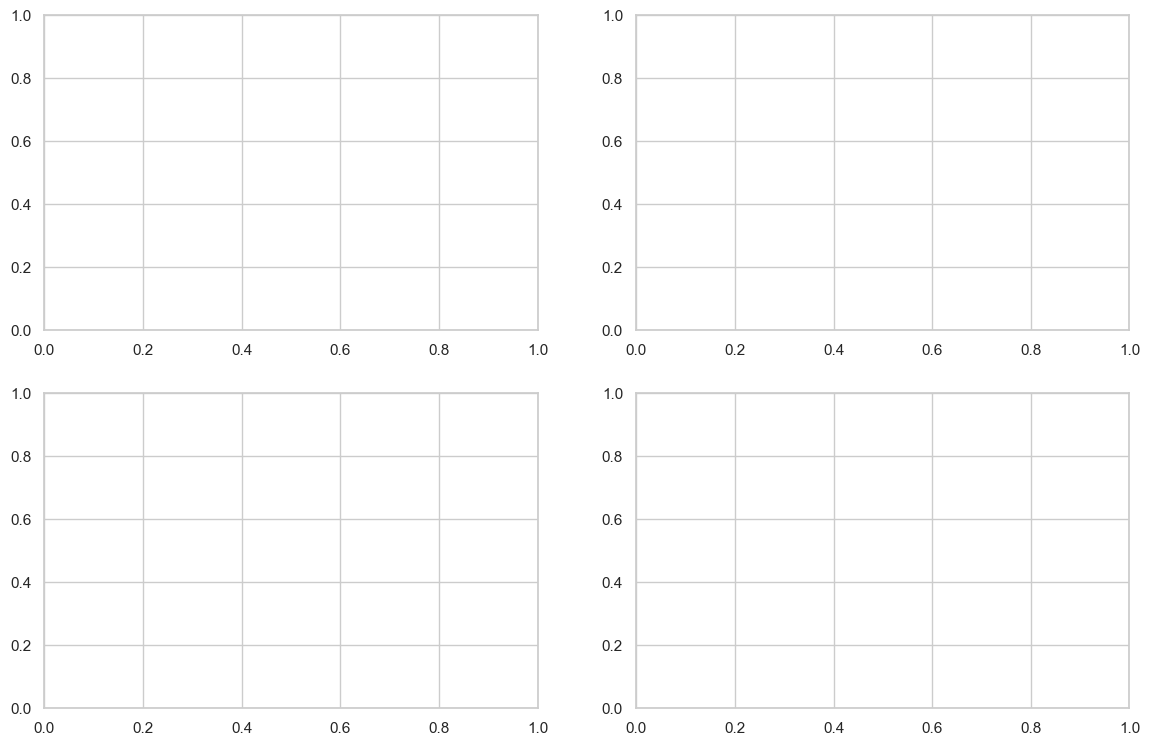
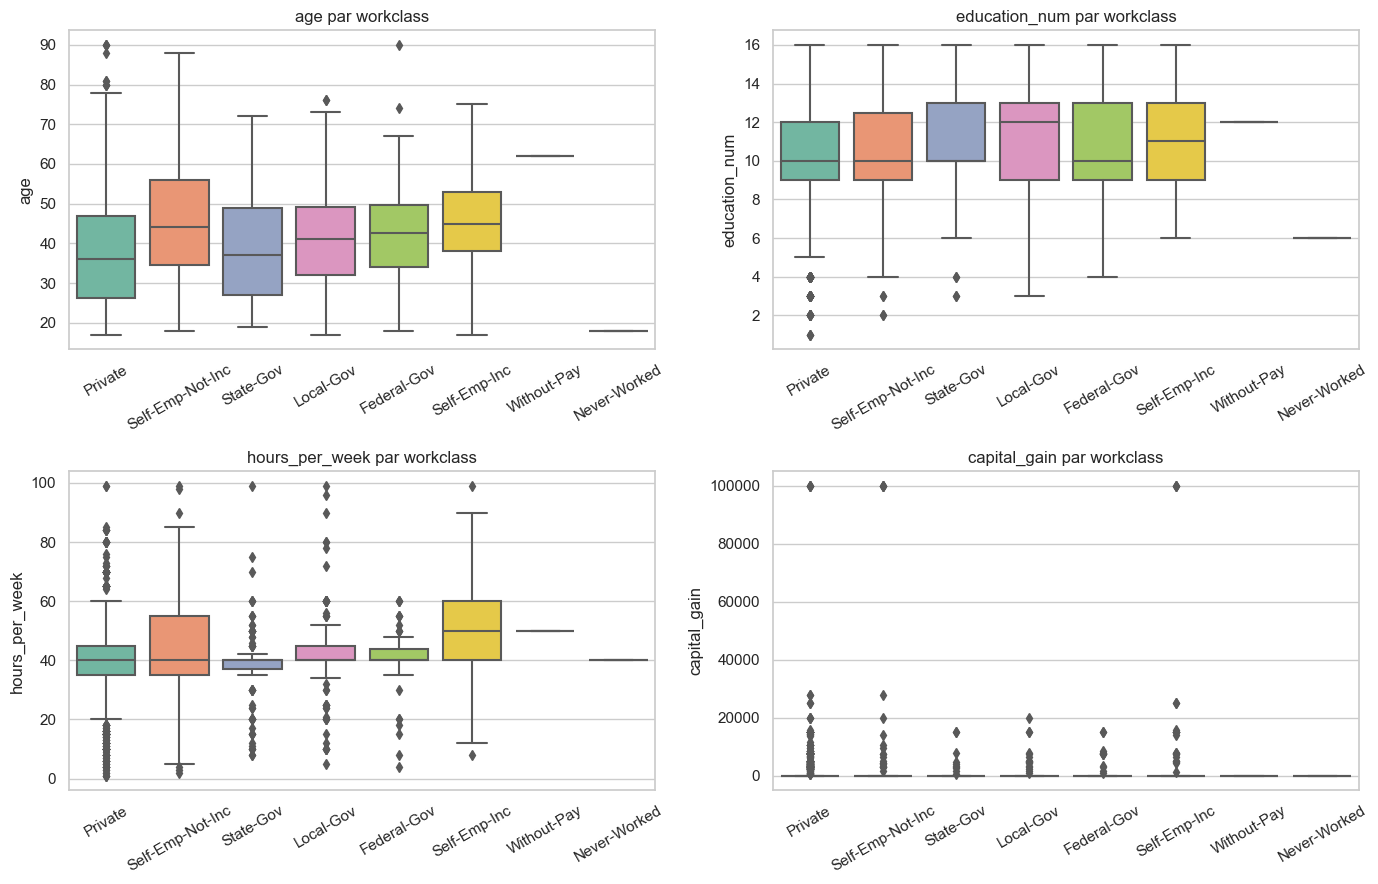
Unified diff of the notebook cell whose output changed from the first chart to the second:
--- before
+++ after
@@ -1,5 +1,5 @@
 fig, axes = plt.subplots(2, 2, figsize=(14, 9))
 for ax, col in zip(axes.flat, num_cols):
-    sns.boxplot(data=df_final, x='workclass', y=col, ax=ax, hue='workclass', legend=False)
+    sns.boxplot(data=df_final, x='workclass', y=col, ax=ax)
     ax.set_title(f'{col} par workclass')
     ax.set_xlabel('')

Commit: rendu mazouni